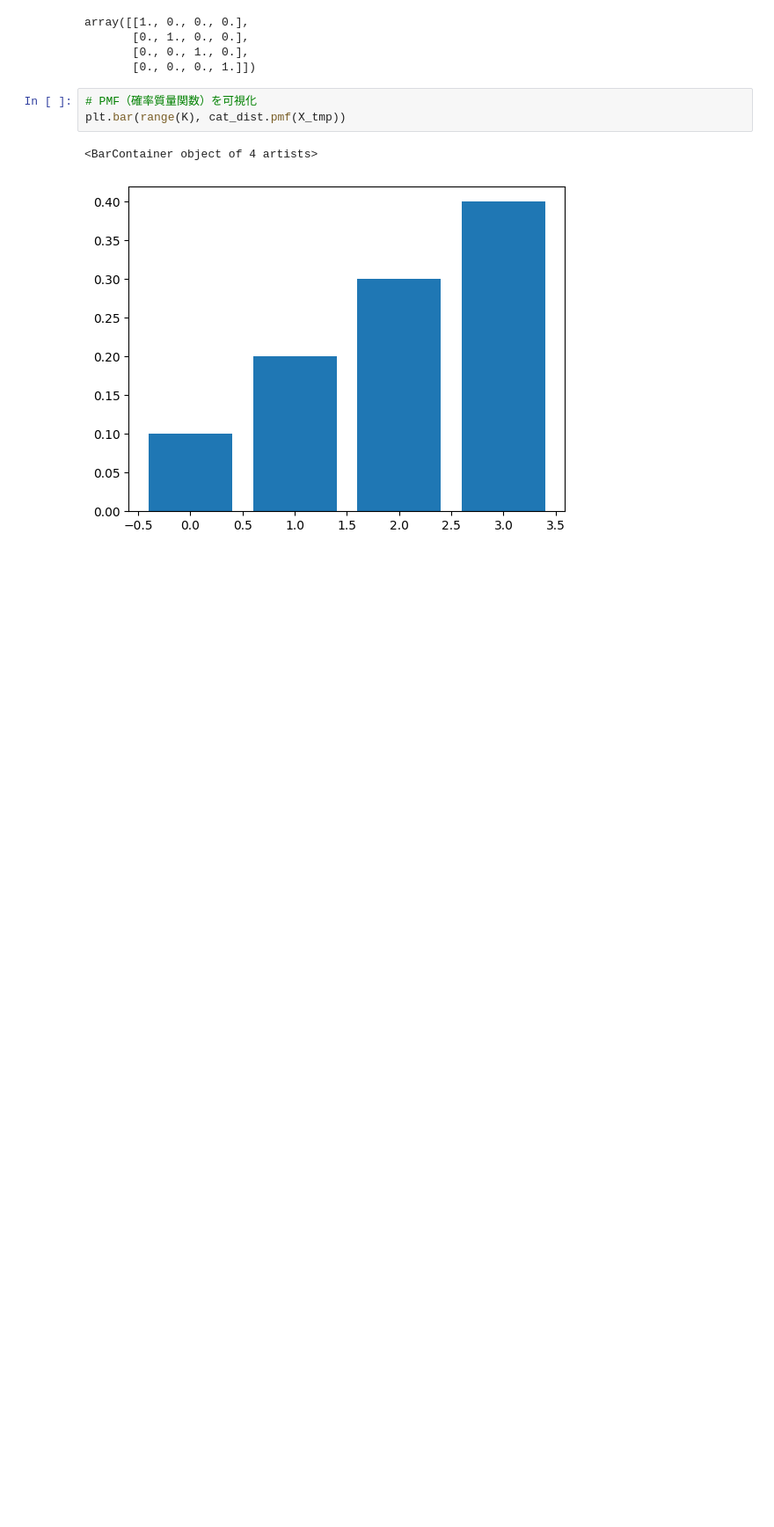
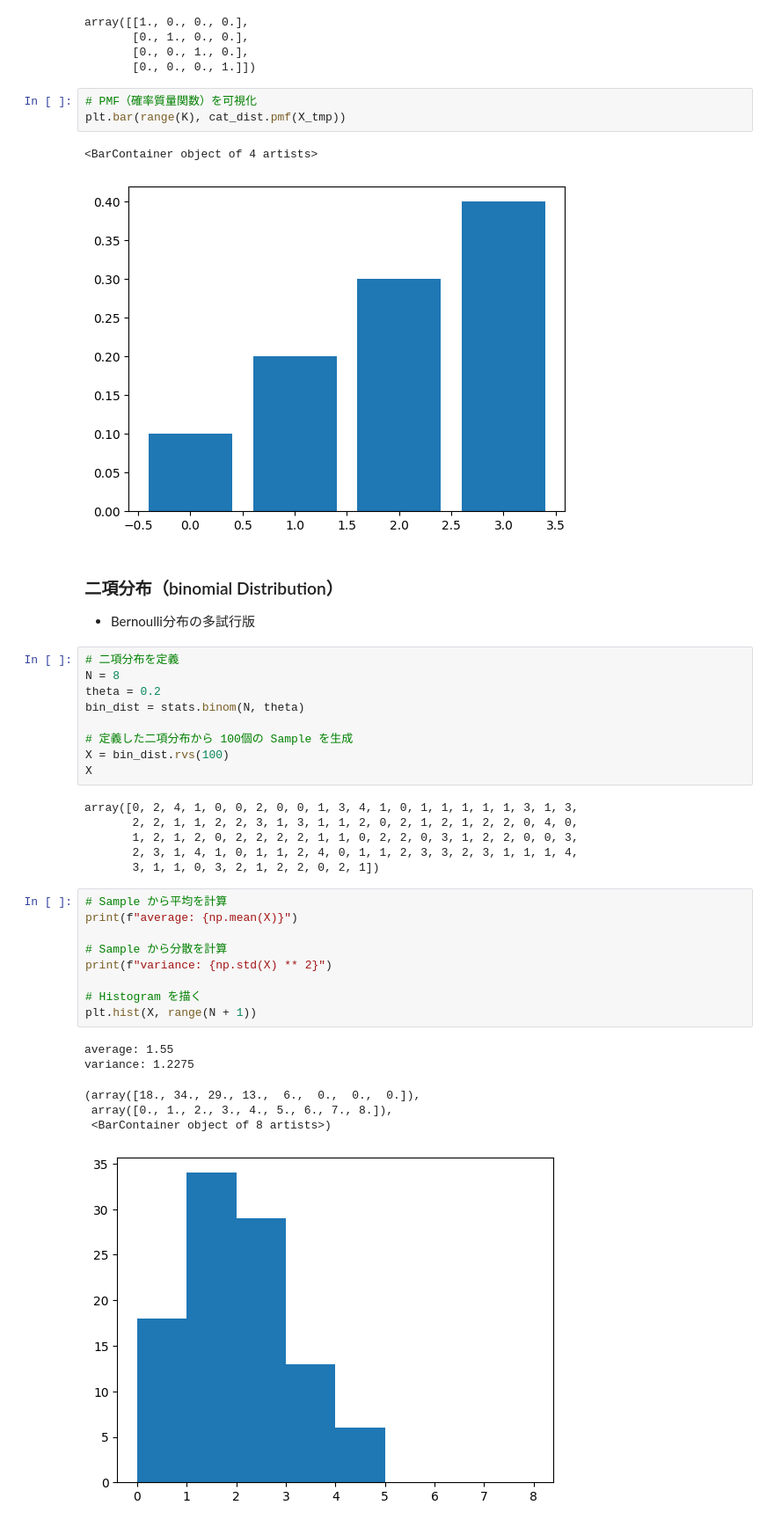
Before and after one commit to 1024xx4/bayes_machine_learning, a Jupyter notebook: probability_distribution.ipynb, the cells around one changed output. Shown at 88% size. Saved outputs shown, nothing was run; the diff lists cells and outputs as text; blank space fills up the shorter version.

Commit message:
Feat: 二項分布（Binomial Distribution）を学ぶ#1

```diff
--- a/probability_distribution.ipynb
+++ b/probability_distribution.ipynb
@@ -124,3 +124,37 @@ plt.bar(range(K), cat_dist.pmf(X_tmp))
 # %% [output]
 <BarContainer object of 4 artists>
 [figure]
+# %% [markdown]
+### 二項分布（binomial Distribution）
+- Bernoulli分布の多試行版
+# %%
+# 二項分布を定義
+N = 8
+theta = 0.2
+bin_dist = stats.binom(N, theta)
+
+# 定義した二項分布から 100個の Sample を生成
+X = bin_dist.rvs(100)
+X
+# %% [output]
+array([0, 2, 4, 1, 0, 0, 2, 0, 0, 1, 3, 4, 1, 0, 1, 1, 1, 1, 1, 3, 1, 3,
+       2, 2, 1, 1, 2, 2, 3, 1, 3, 1, 1, 2, 0, 2, 1, 2, 1, 2, 2, 0, 4, 0,
+       1, 2, 1, 2, 0, 2, 2, 2, 2, 1, 1, 0, 2, 2, 0, 3, 1, 2, 2, 0, 0, 3,
+       2, 3, 1, 4, 1, 0, 1, 1, 2, 4, 0, 1, 1, 2, 3, 3, 2, 3, 1, 1, 1, 4,
+       3, 1, 1, 0, 3, 2, 1, 2, 2, 0, 2, 1])
+# %%
+# Sample から平均を計算
+print(f"average: {np.mean(X)}")
+
+# Sample から分散を計算
+print(f"variance: {np.std(X) ** 2}")
+
+# Histogram を描く
+plt.hist(X, range(N + 1))
+# %% [output]
+average: 1.55
+variance: 1.2275
+(array([18., 34., 29., 13.,  6.,  0.,  0.,  0.]),
+ array([0., 1., 2., 3., 4., 5., 6., 7., 8.]),
+ <BarContainer object of 8 artists>)
+[figure, added]
```
Also changed, not shown: parts of 2 cells of this notebook.
